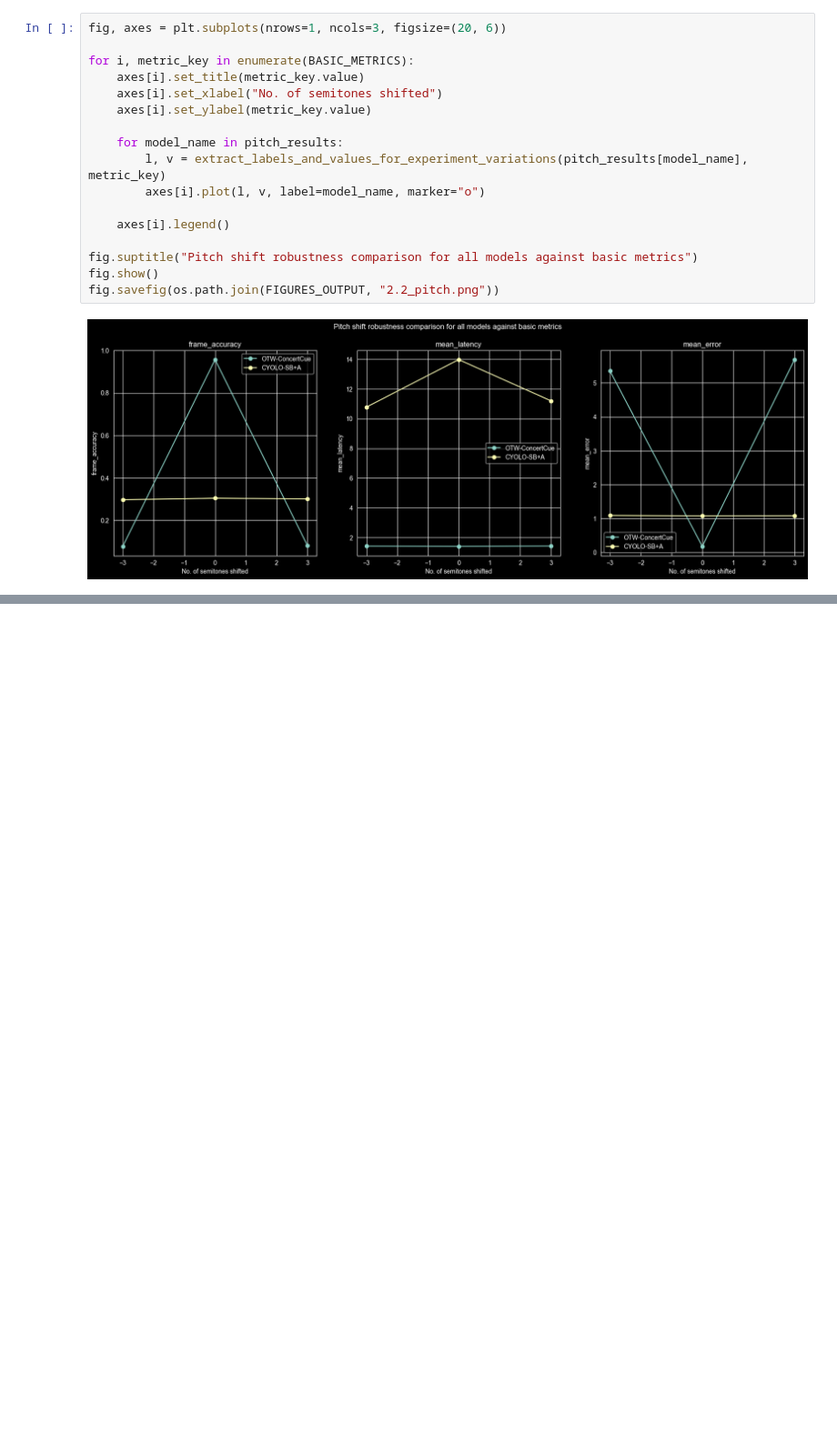
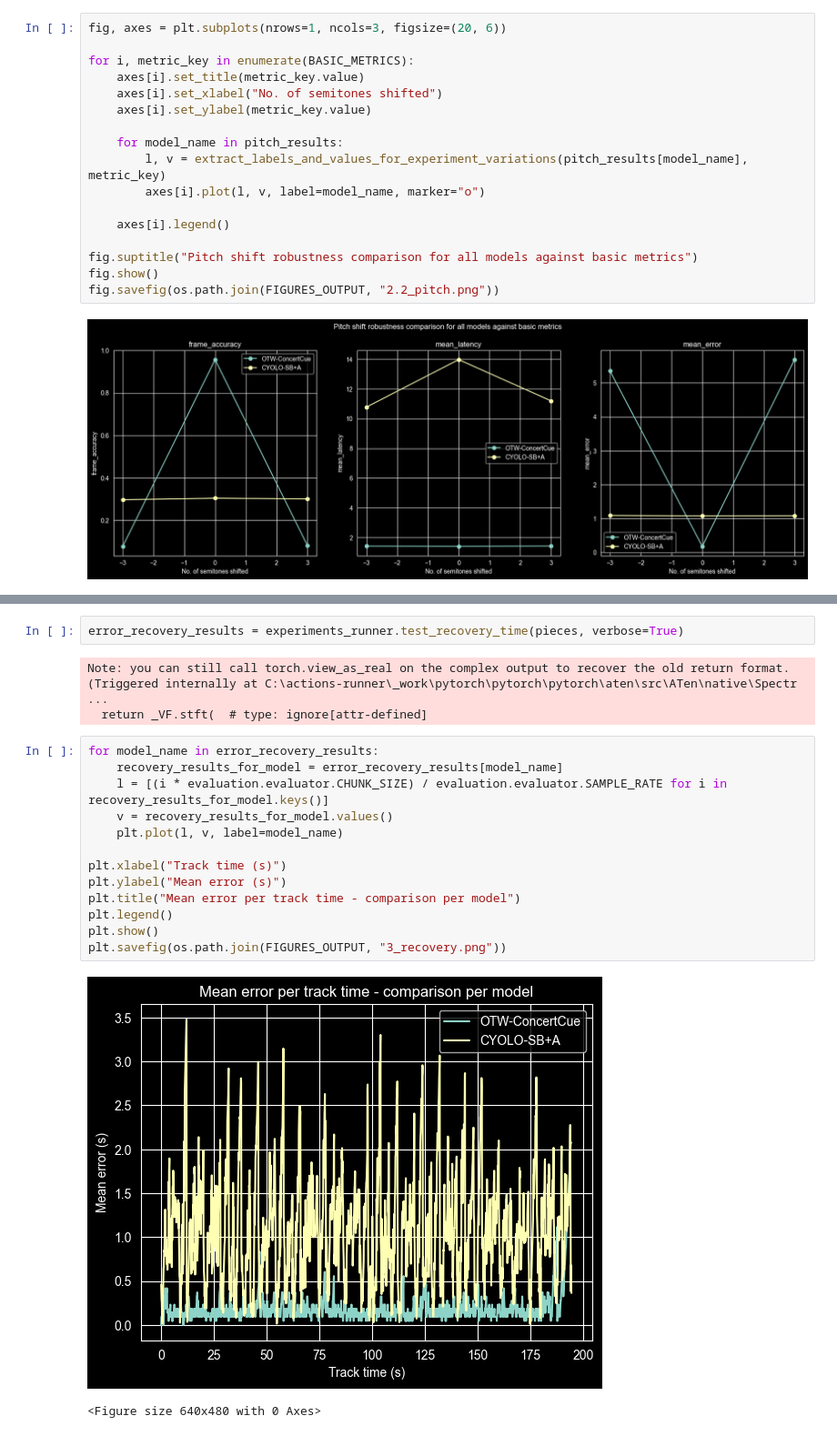
Before and after one commit to bkisly/score-following-eval, a Jupyter notebook: notebooks/experiments.ipynb, the cells around one changed output, grey strips where cells are left out. Shown at 91% size. Saved outputs shown, nothing was run; the diff lists cells and outputs as text; blank space fills up the shorter version.

```diff
--- a/notebooks/experiments.ipynb
+++ b/notebooks/experiments.ipynb
@@ -195,0 +202,21 @@ fig.savefig(os.path.join(FIGURES_OUTPUT, "2.2_pitch.png"))
+# %%
+error_recovery_results = experiments_runner.test_recovery_time(pieces, verbose=True)
+# %% [output]
+Note: you can still call torch.view_as_real on the complex output to recover the old return format. (Triggered internally at C:\actions-runner\_work\pytorch\pytorch\pytorch\aten\src\ATen\native\Spectr ...
+  return _VF.stft(  # type: ignore[attr-defined]
+# %%
+for model_name in error_recovery_results:
+    recovery_results_for_model = error_recovery_results[model_name]
+    l = [(i * evaluation.evaluator.CHUNK_SIZE) / evaluation.evaluator.SAMPLE_RATE for i in recovery_results_for_model.keys()]
+    v = recovery_results_for_model.values()
+    plt.plot(l, v, label=model_name)
+
+plt.xlabel("Track time (s)")
+plt.ylabel("Mean error (s)")
+plt.title("Mean error per track time - comparison per model")
+plt.legend()
+plt.show()
+plt.savefig(os.path.join(FIGURES_OUTPUT, "3_recovery.png"))
+# %% [output]
+[figure, added]
+<Figure size 640x480 with 0 Axes>
```
Also changed, not shown: parts of 2 cells of this notebook, 3 other files.
